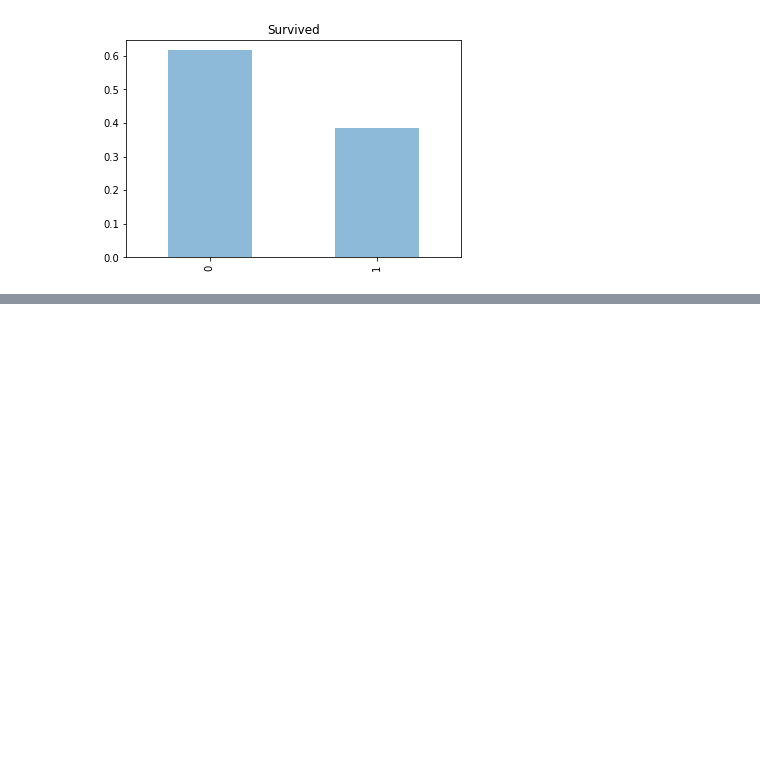
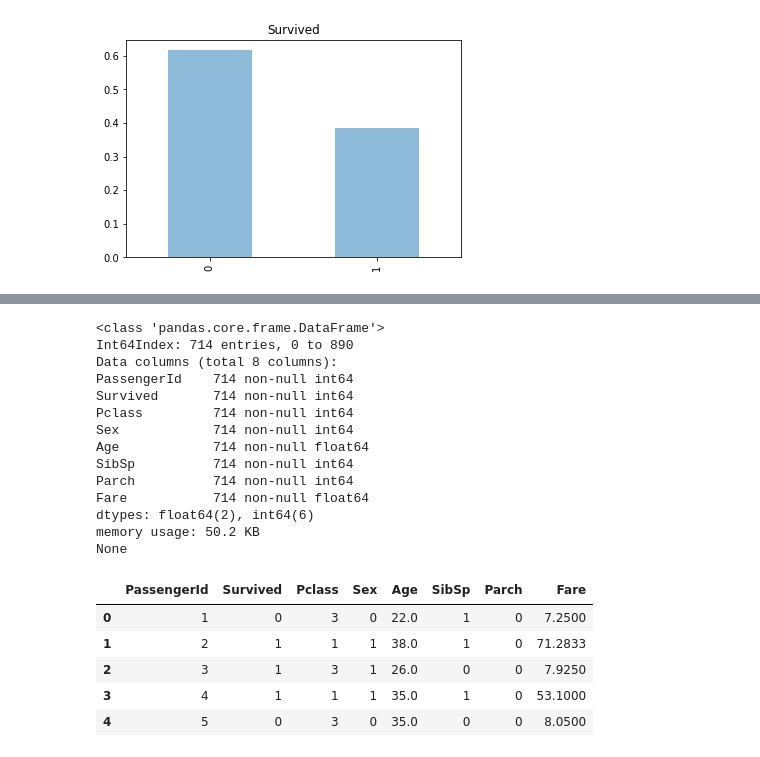
Before and after one commit to mregalado/ML191T, a Jupyter notebook: TitanicAssignment.ipynb, the cells around one changed output, grey strips where cells are left out. Saved outputs shown, nothing was run; the diff lists cells and outputs as text; code cells hidden in the pictures; blank space fills up the shorter version.

```diff
--- a/TitanicAssignment.ipynb
+++ b/TitanicAssignment.ipynb
@@ -105,0 +143,30 @@ Text(0.5,1,'Survived')
+# %%
+df_train = df_train.drop(['Name', 'Ticket', 'Cabin', 'Embarked'], axis=1)
+df_train['Sex'] = df_train['Sex'].map({'male':0, 'female':1})
+df_train = df_train.dropna()
+
+
+
+print(df_train.info())
+df_train.head(n=5)
+# %% [output]
+<class 'pandas.core.frame.DataFrame'>
+Int64Index: 714 entries, 0 to 890
+Data columns (total 8 columns):
+PassengerId    714 non-null int64
+Survived       714 non-null int64
+Pclass         714 non-null int64
+Sex            714 non-null int64
+Age            714 non-null float64
+SibSp          714 non-null int64
+Parch          714 non-null int64
+Fare           714 non-null float64
+dtypes: float64(2), int64(6)
+memory usage: 50.2 KB
+None
+|  | PassengerId | Survived | Pclass | Sex | Age | SibSp | Parch | Fare |
+| 0 | 1 | 0 | 3 | 0 | 22.0 | 1 | 0 | 7.2500 |
+| 1 | 2 | 1 | 1 | 1 | 38.0 | 1 | 0 | 71.2833 |
+| 2 | 3 | 1 | 3 | 1 | 26.0 | 0 | 0 | 7.9250 |
+| 3 | 4 | 1 | 1 | 1 | 35.0 | 1 | 0 | 53.1000 |
+| 4 | 5 | 0 | 3 | 0 | 35.0 | 0 | 0 | 8.0500 |
```
Also changed, not shown: parts of 15 cells of this notebook, 1 other file.
